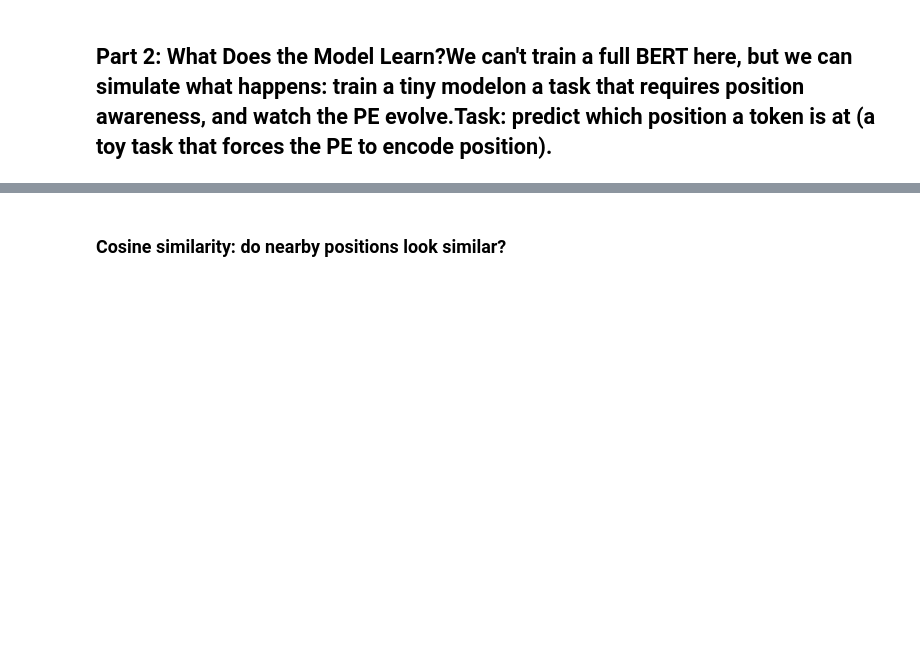
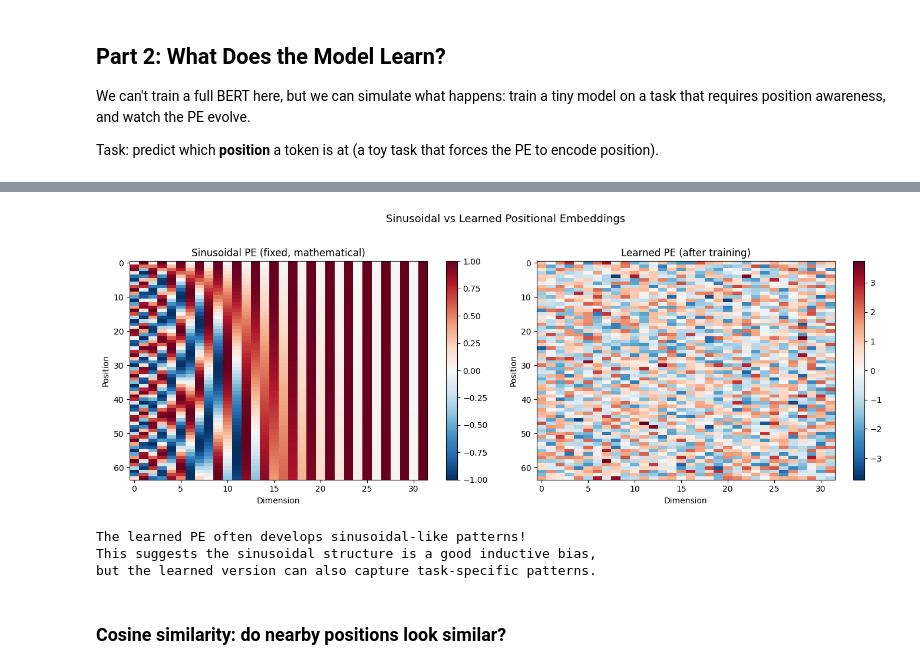
Before and after one commit to subhojitdas/Enceladus, a Jupyter notebook: src/pos_emb/learned_pe.ipynb, the cells around one changed output, grey strips where cells are left out. Cells and saved outputs as stored; diff of their text form; code cells hidden in the pictures; blank space fills up the shorter version.

```diff
--- a/src/pos_emb/learned_pe.ipynb
+++ b/src/pos_emb/learned_pe.ipynb
@@ -15,5 +139,42 @@ torch.manual_seed(42)max_len = 64d_model = 32vocab_size = 100# Tiny model: embed
 # %%
-def sinusoidal_pe(max_len, d_model):    pe = torch.zeros(max_len, d_model)    position = torch.arange(0, max_len, dtype=torch.float).unsqueeze(1)    div_term = torch.exp(torch.arange(0, d_model, 2, dtype=torch.float) * (-np.log(10000.0) / d_model))    pe[:, 0::2] = torch.sin(position * div_term)    pe[:, 1::2] = torch.cos(position * div_term)    return pelearned = model.pos_emb.weight.detach()sinusoidal = sinusoidal_pe(max_len, d_model)fig, axes = plt.subplots(1, 2, figsize=(14, 5))im0 = axes[0].imshow(sinusoidal.numpy(), aspect='auto', cmap='RdBu_r', vmin=-1, vmax=1)axes[0].set_title('Sinusoidal PE (fixed, mathematical)')axes[0].set_xlabel('Dimension')axes[0].set_ylabel('Position')plt.colorbar(im0, ax=axes[0])vmax = learned.abs().max().item()im1 = axes[1].imshow(learned.numpy(), aspect='auto', cmap='RdBu_r', vmin=-vmax, vmax=vmax)axes[1].set_title('Learned PE (after training)')axes[1].set_xlabel('Dimension')axes[1].set_ylabel('Position')plt.colorbar(im1, ax=axes[1])plt.suptitle('Sinusoidal vs Learned Positional Embeddings', fontsize=13, y=1.02)plt.tight_layout()plt.show()print("The learned PE often develops sinusoidal-like patterns!")print("This suggests the sinusoidal structure is a good inductive bias,")print("but the learned version can also capture task-specific patterns.")
+def sinusoidal_pe(max_len, d_model):
+    pe = torch.zeros(max_len, d_model)
+    position = torch.arange(0, max_len, dtype=torch.float).unsqueeze(1)
+    div_term = torch.exp(torch.arange(0, d_model, 2, dtype=torch.float) * (-np.log(10000.0) / d_model))
+    pe[:, 0::2] = torch.sin(position * div_term)
+    pe[:, 1::2] = torch.cos(position * div_term)
+    return pe
+
+learned = model.pos_emb.weight.detach()
+sinusoidal = sinusoidal_pe(max_len, d_model)
+
+fig, axes = plt.subplots(1, 2, figsize=(14, 5))
+
+im0 = axes[0].imshow(sinusoidal.numpy(), aspect='auto', cmap='RdBu_r', vmin=-1, vmax=1)
+axes[0].set_title('Sinusoidal PE (fixed, mathematical)')
+axes[0].set_xlabel('Dimension')
+axes[0].set_ylabel('Position')
+plt.colorbar(im0, ax=axes[0])
+
+vmax = learned.abs().max().item()
+im1 = axes[1].imshow(learned.numpy(), aspect='auto', cmap='RdBu_r', vmin=-vmax, vmax=vmax)
+axes[1].set_title('Learned PE (after training)')
+axes[1].set_xlabel('Dimension')
+axes[1].set_ylabel('Position')
+plt.colorbar(im1, ax=axes[1])
+
+plt.suptitle('Sinusoidal vs Learned Positional Embeddings', fontsize=13, y=1.02)
+plt.tight_layout()
+plt.show()
+
+print("The learned PE often develops sinusoidal-like patterns!")
+print("This suggests the sinusoidal structure is a good inductive bias,")
+print("but the learned version can also capture task-specific patterns.")
+# %% [output]
+[figure, added]
+The learned PE often develops sinusoidal-like patterns!
+This suggests the sinusoidal structure is a good inductive bias,
+but the learned version can also capture task-specific patterns.
 # %% [markdown]
 ### Cosine similarity: do nearby positions look similar?
 # %%
```
Also changed, not shown: parts of 5 cells of this notebook, 5 other files.
